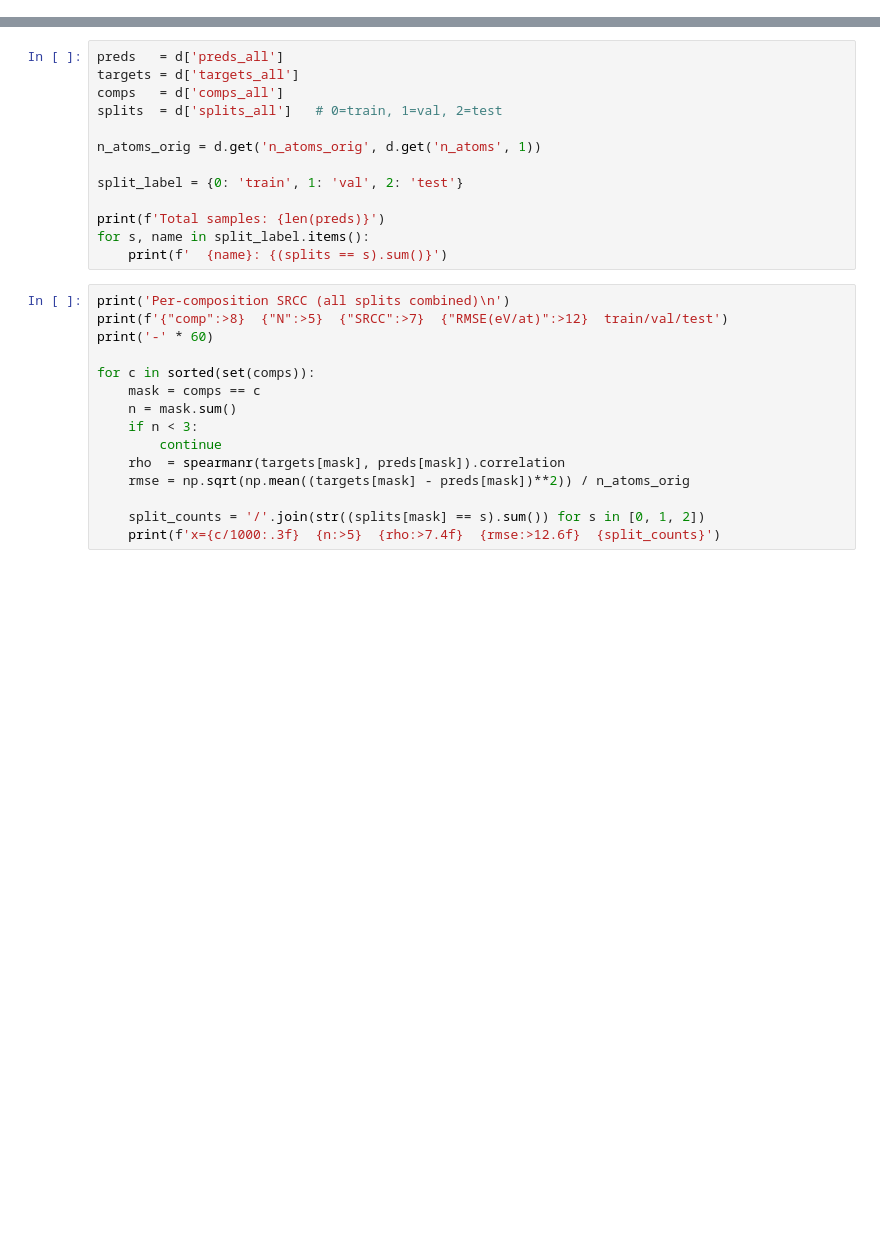
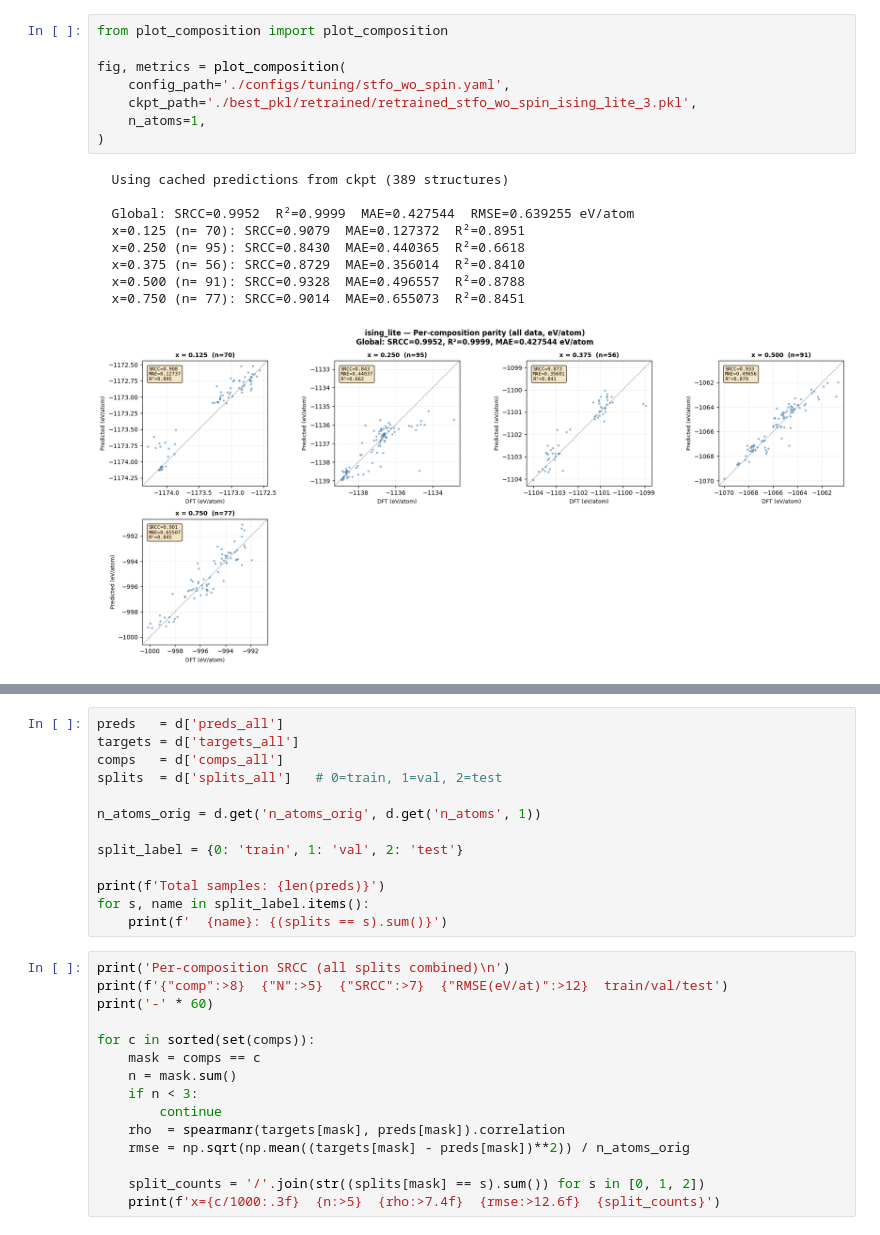
Before and after one commit to Ahri111/Alloy-GPU, a Jupyter notebook: plot.ipynb, the cells around one changed output, grey strips where cells are left out. Saved outputs shown, nothing was run; the diff lists cells and outputs as text; blank space fills up the shorter version.

```diff
--- a/plot.ipynb
+++ b/plot.ipynb
@@ -11,0 +27,18 @@ print('Keys:', list(d.keys()))
+# %%
+from plot_composition import plot_composition
+
+fig, metrics = plot_composition(
+    config_path='./configs/tuning/stfo_wo_spin.yaml',
+    ckpt_path='./best_pkl/retrained/retrained_stfo_wo_spin_ising_lite_3.pkl',
+    n_atoms=1,
+)
+# %% [output]
+  Using cached predictions from ckpt (389 structures)
+
+  Global: SRCC=0.9952  R²=0.9999  MAE=0.427544  RMSE=0.639255 eV/atom
+  x=0.125 (n= 70): SRCC=0.9079  MAE=0.127372  R²=0.8951
+  x=0.250 (n= 95): SRCC=0.8430  MAE=0.440365  R²=0.6618
+  x=0.375 (n= 56): SRCC=0.8729  MAE=0.356014  R²=0.8410
+  x=0.500 (n= 91): SRCC=0.9328  MAE=0.496557  R²=0.8788
+  x=0.750 (n= 77): SRCC=0.9014  MAE=0.655073  R²=0.8451
+[figure, added]
```
Also changed, not shown: parts of 13 cells of this notebook, 54 other files.
